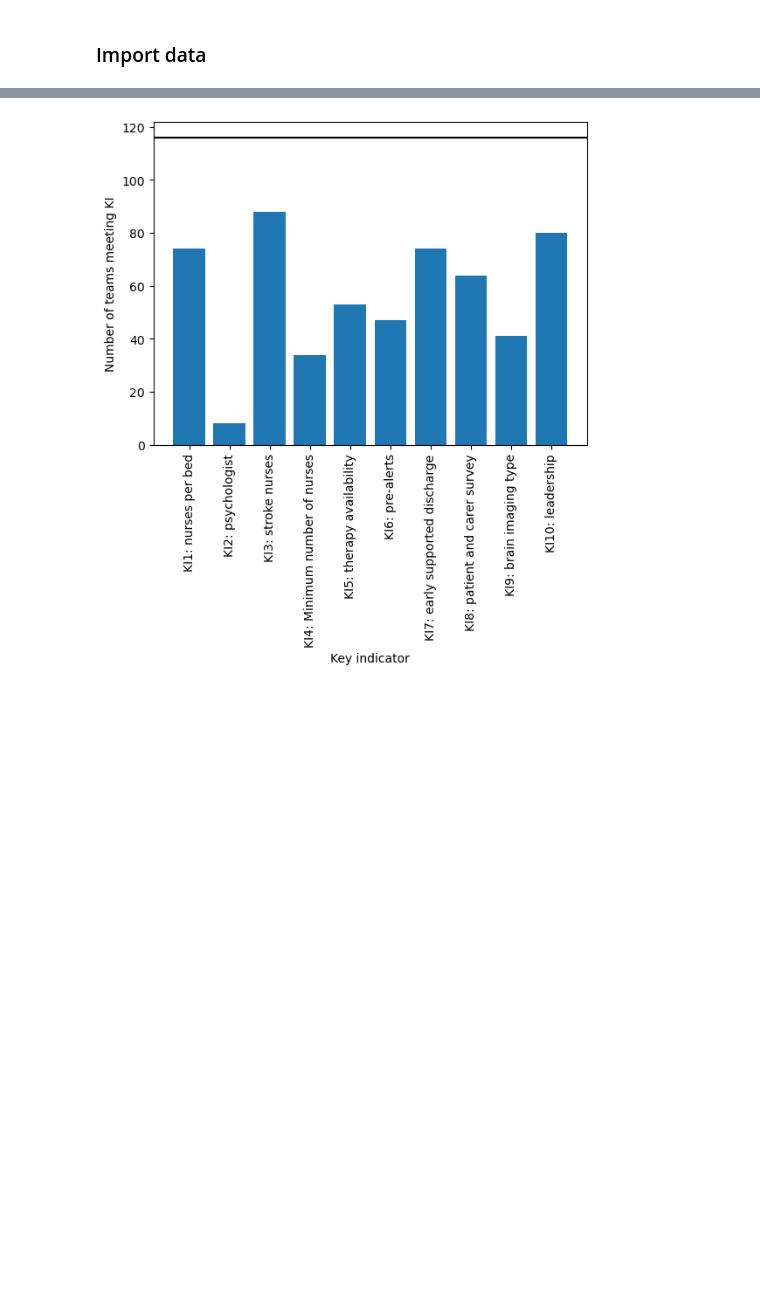
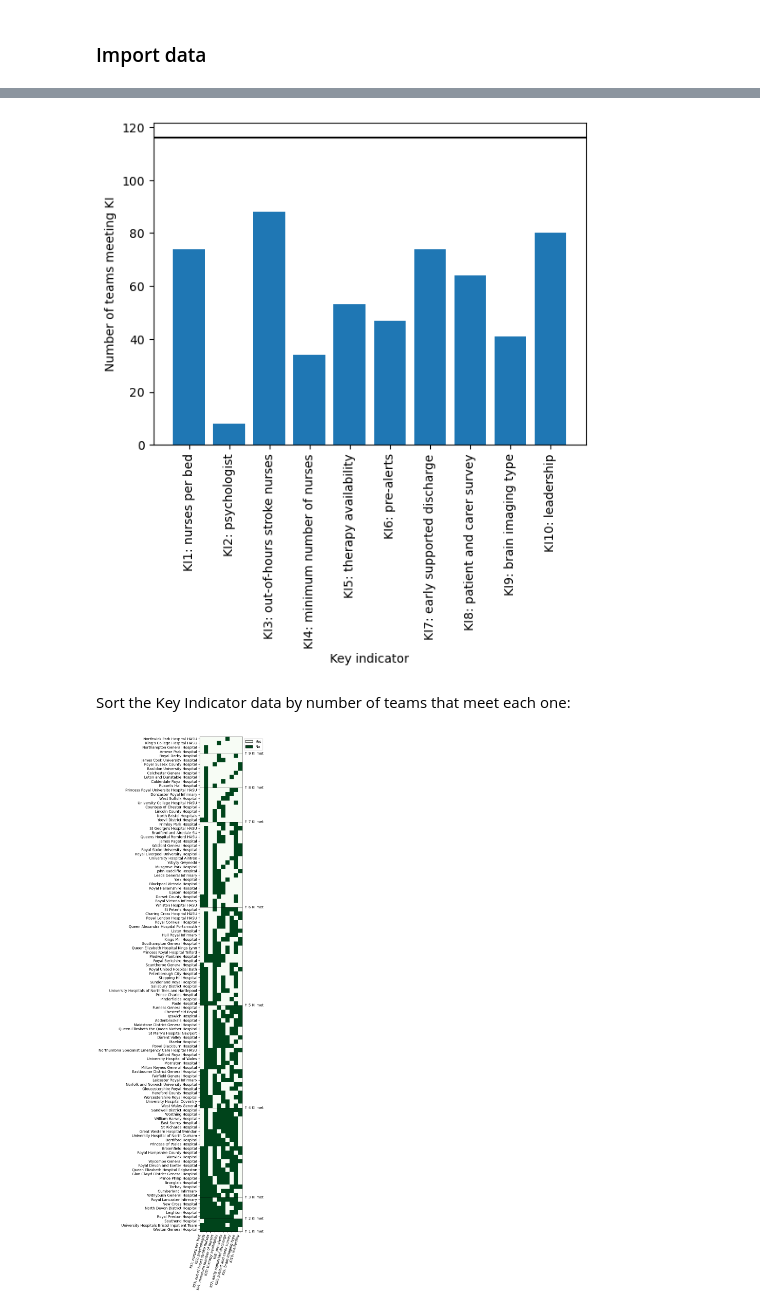
Before and after one commit to samuel-book/thrombolysis_organisational_factors, a Jupyter notebook: data_prep/2a_descriptive_stats.ipynb, the cells around one changed output, grey strips where cells are left out. Cells and saved outputs as stored; diff of their text form; code cells hidden in the pictures; blank space fills up the shorter version.

```diff
--- a/data_prep/2a_descriptive_stats.ipynb
+++ b/data_prep/2a_descriptive_stats.ipynb
@@ -14,7 +17,7 @@ import matplotlib.pyplot as plt
 ### Import data
 # %%
 dir_files = '../data/organisational_audit/processed'
-file_excel = 'processed_2019_portfolio_key_indicators_summary_numeric_shap.csv'
+file_excel = 'processed_2019_portfolio_key_indicators_summary_numeric_shap_admissions.csv'
 # %%
 df = pd.read_csv(os.path.join(dir_files, file_excel), index_col=0)
 # %%
@@ -97,8 +30,8 @@ inds_ki_changes = np.where(w != 0)[0]
 ki_group_names = [
     'KI1: nurses per bed',
     'KI2: psychologist',
-    'KI3: stroke nurses',
-    'KI4: Minimum number of nurses',
+    'KI3: out-of-hours stroke nurses',
+    'KI4: minimum number of nurses',
     'KI5: therapy availability',
     'KI6: pre-alerts',
     'KI7: early supported discharge',
@@ -137,2 +43,0 @@ col_names_by_increasingly_met = [cols_name_dict[c] for c in cols_by_increasingly
-# %%
-df = df.sort_values(['ki_total'] + cols_by_increasingly_met[::-1], ascending=False)
@@ -173,6 +62,9 @@ ax.set_xlabel('Key indicator')
 
 ax.axhline(len(df), color='k')
 
+plt.savefig('./images/bar_chart_number_of_teams_each_ki.png', bbox_inches='tight')
 plt.show()
 # %% [output]
-[figure, old version]
+[figure, new version]
+# %% [markdown]
+Sort the Key Indicator data by number of teams that meet each one:
@@ -178,0 +84,36 @@ plt.show()
+# %%
+# Find where the number of KIs met changes:
+w = np.diff(df['ki_total'])
+inds_ki_changes = np.where(w != 0)[0]
+
+# Labels for how many KI were met:
+list_total_ki_met = sorted(list(set(df['ki_total'])))[::-1]
+
+inds_ki_changes = np.append(inds_ki_changes, len(df) -1)
+list_total_ki_met.append(0)
+# %%
+cmap='Greens_r'
+
+fig, ax = plt.subplots(figsize=(10, 25))
+
+c = ax.imshow(df[cols], interpolation='None', cmap=cmap)
+
+ax.set_xticks(np.arange(len(cols)))
+ax.set_yticks(np.arange(len(units)))
+ax.set_xticklabels(col_names, rotation=75, ha='right')
+ax.set_yticklabels(units)
+
+ax.set_aspect('equal')
+
+for i, x in enumerate(inds_ki_changes):
+    ax.axhline(x + 0.5, color='k', linewidth=0.5)
+    ax.annotate(f'↑ {list_total_ki_met[i]:.0f} KI met', xy=(len(cols), x+0.5), annotation_clip=False, ha='left', va='center')
+
+patch_yes = mpatches.Patch(facecolor=plt.get_cmap(cmap)(1.0), label='Yes', edgecolor='k')
+patch_no = mpatches.Patch(facecolor=plt.get_cmap(cmap)(0.0), label='No', edgecolor='k')
+ax.legend(handles=[patch_yes, patch_no], bbox_to_anchor=[1.0, 1.0], loc='upper left')
+
+plt.savefig('./images/heatmap_yes_no_each_team_each_ki.png', bbox_inches='tight')
+plt.show()
+# %% [output]
+[figure, new version]
```
Also changed, not shown: parts of 33 cells of this notebook, 54 other files.
